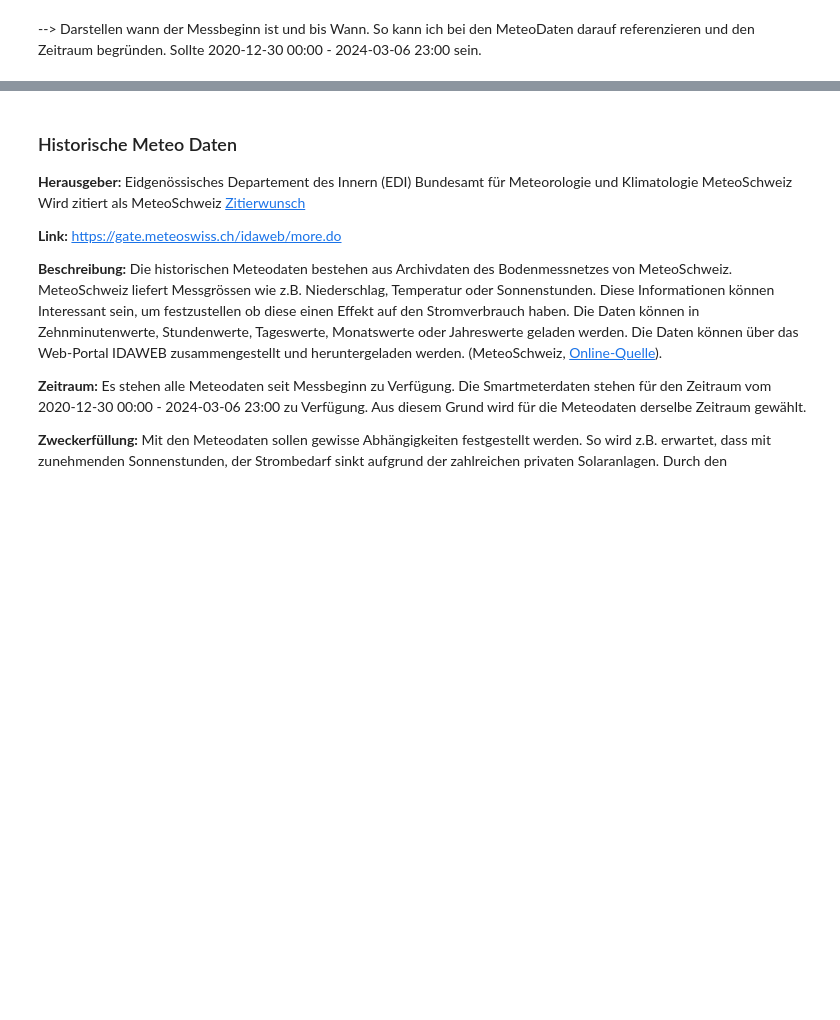
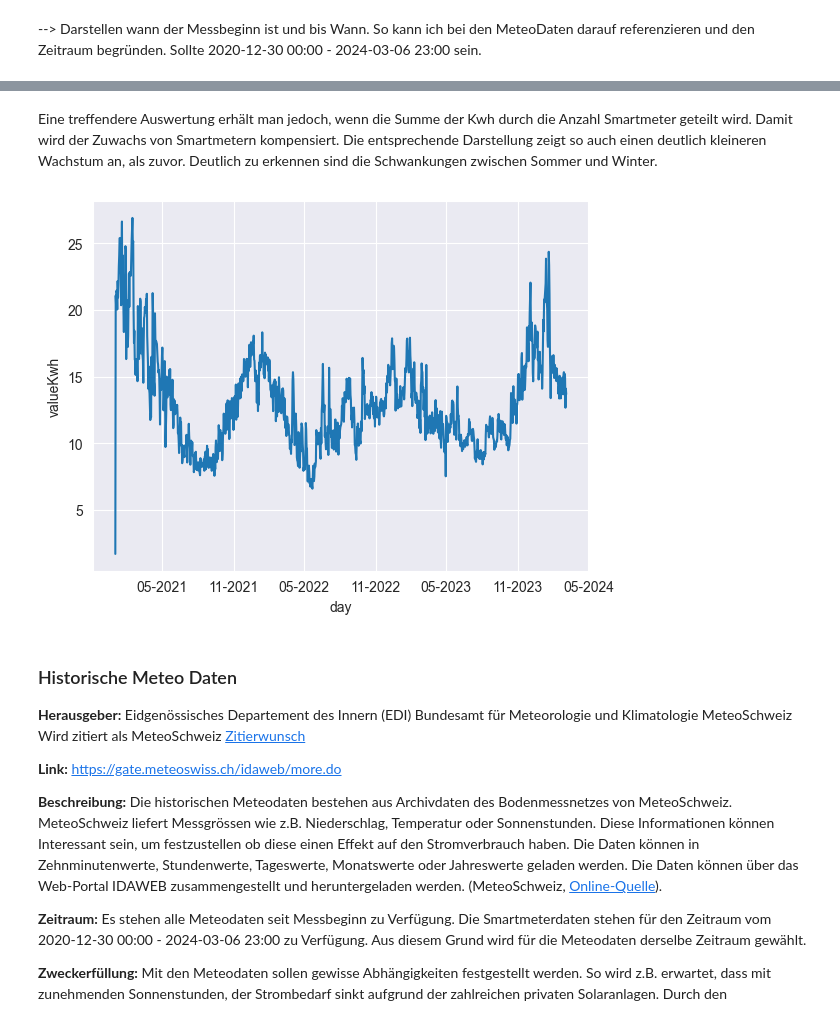
Before and after one commit to 7Horizon/BINA-CaseStudy, a Jupyter notebook: bina_dataimport.ipynb, the cells around one changed output, grey strips where cells are left out. Drawn from its saved outputs; the diff is of its cells as text; code cells hidden in the pictures; blank space fills up the shorter version.

```diff
--- a/bina_dataimport.ipynb
+++ b/bina_dataimport.ipynb
@@ -623,3 +677,13 @@ connection.commit()
+# %% [markdown]
+Eine treffendere Auswertung erhält man jedoch, wenn die Summe der Kwh durch die Anzahl Smartmeter geteilt wird. Damit wird der Zuwachs von Smartmetern kompensiert. Die entsprechende Darstellung zeigt so auch einen deutlich kleineren Wachstum an, als zuvor. Deutlich zu erkennen sind die Schwankungen zwischen Sommer und Winter.
+# %%
+df = pd.read_sql_query("SELECT (SUM(valueKwh) / MAX(anzMeter)) as valueKwh, plz,STRFTIME('%Y-%m-%d', timestamp) as day FROM smartmeter where plz=6016 GROUP BY day;", connection)
+df['day'] = pd.to_datetime(df['day'])
+plot.xaxis.set_major_locator(mdates.MonthLocator(interval=6))
+plot.xaxis.set_major_formatter(mdates.DateFormatter('%m-%Y'))
+plt.show()
+# %% [output]
+[figure, added]
 # %%
 #Test Date Time and manipulation
 
```
Also changed, not shown: parts of 8 cells of this notebook.
